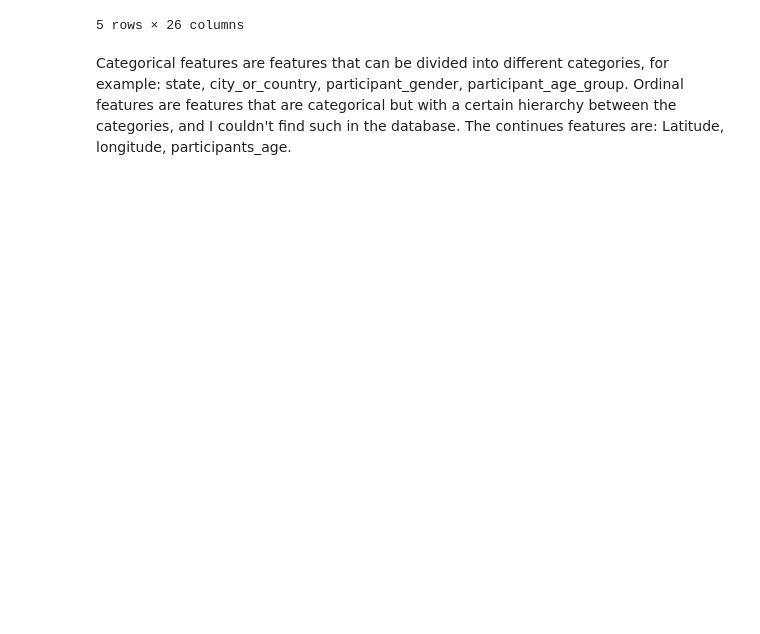
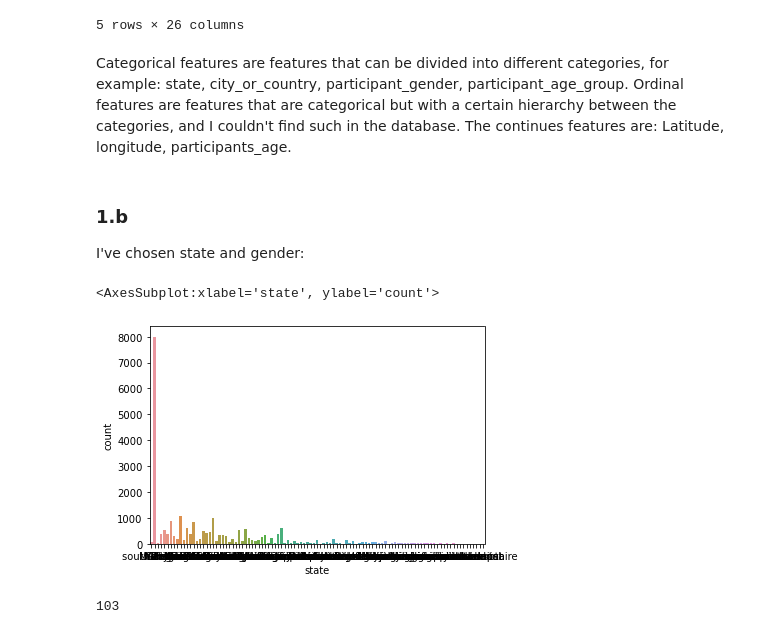
Before and after one commit to razbareli/Applied-Competitive-Lab-in-Data-Science-67818, a Jupyter notebook: week1/sol1.ipynb, the cells around one changed output. Drawn from its saved outputs; the diff is of its cells as text; code cells hidden in the pictures; blank space fills up the shorter version.

```diff
--- a/week1/sol1.ipynb
+++ b/week1/sol1.ipynb
@@ -20,3 +21,15 @@ dataset.head()
 Categorical features are features that can be divided into different categories, for example: state, city_or_country, participant_gender, participant_age_group.
 Ordinal features are features that are categorical but with a certain hierarchy between the categories, and I couldn't find such in the database.
 The continues features are: Latitude, longitude, participants_age.
+# %% [markdown]
+### 1.b
+I've chosen state and gender:
+# %%
+sns.countplot('state',data=dataset)
+# %% [output]
+<AxesSubplot:xlabel='state', ylabel='count'>
+[figure, added]
+# %%
+dataset['state'].value_counts().shape[0]
+# %% [output]
+103
```
Also changed, not shown: parts of 5 cells of this notebook.
